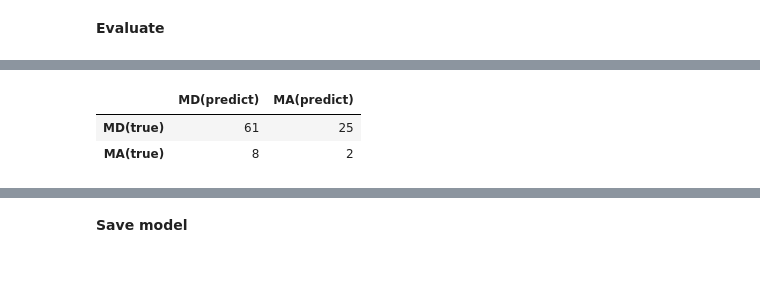
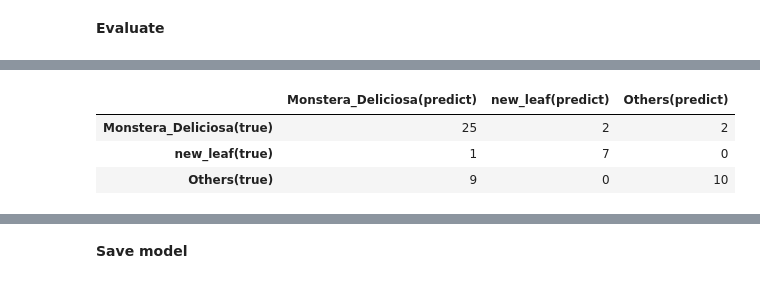
Before and after one commit to s83512266/Tibame_AI_111-2_group2_project, a Jupyter notebook: classification_model.ipynb, the cells around one changed output, grey strips where cells are left out. Saved outputs shown, nothing was run; the diff lists cells and outputs as text; code cells hidden in the pictures.

```diff
--- a/classification_model.ipynb
+++ b/classification_model.ipynb
@@ -164,0 +121,6 @@ x_train.shape, y_train.shape
+# %%
+from sklearn.model_selection import train_test_split
+# split train and test dataset
+# 90%x, 10%x, 90%y, 10%y
+x_train, x_test, y_train, y_test = train_test_split(x, y, test_size=0.1)
+x_train.shape, x_test.shape, y_train.shape, y_test.shape
@@ -179,6 +142,0 @@ print(unique_classes, counts)
-# %%
-from sklearn.model_selection import train_test_split
-# split train and test dataset
-# 90%x, 10%x, 90%y, 10%y
-x_train, x_val, y_train, y_val = train_test_split(x_train, y_train, test_size=0.1)
-x_train.shape, x_val.shape, y_train.shape, y_val.shape
@@ -227,7 +182,7 @@ class MyModel(tf.keras.models.Model):
         self.flatten = layers.GlobalAveragePooling2D()
         self.classifier = models.Sequential([
             layers.Dense(64, activation='relu'),
-            layers.Dense(2, activation='softmax')
+            layers.Dense(3, activation='softmax')
         ])
 
     def call(self, x):
@@ -281,7 +236,7 @@ callbacks = [
 logs = model.fit(x_train, y_train,
           batch_size=4,
           epochs=50,
-          validation_data=(x_val, y_val),
+          validation_split=0.1,
           callbacks=callbacks
     )
 # %% [output]
@@ -365,13 +321,14 @@ weighted avg       0.80      0.66      0.72        96
 # %%
 import pandas as pd
 # Confusion matrix:
 #   row: Ground truth
 #   column: predict
 mat = confusion_matrix(y_true, y_pred)
 pd.DataFrame(mat,
-      columns=["{}(predict)".format(all_class[i]) for i in range(2)],
-      index=["{}(true)".format(all_class[i]) for i in range(2)])
+      columns=["{}(predict)".format(all_class[i]) for i in range(3)],
+      index=["{}(true)".format(all_class[i]) for i in range(3)])
 # %% [output]
-|  | MD(predict) | MA(predict) |
-| MD(true) | 61 | 25 |
-| MA(true) | 8 | 2 |
+|  | Monstera_Deliciosa(predict) | new_leaf(predict) | Others(predict) |
+| Monstera_Deliciosa(true) | 25 | 2 | 2 |
+| new_leaf(true) | 1 | 7 | 0 |
+| Others(true) | 9 | 0 | 10 |
```
Also changed, not shown: parts of 32 cells of this notebook.
